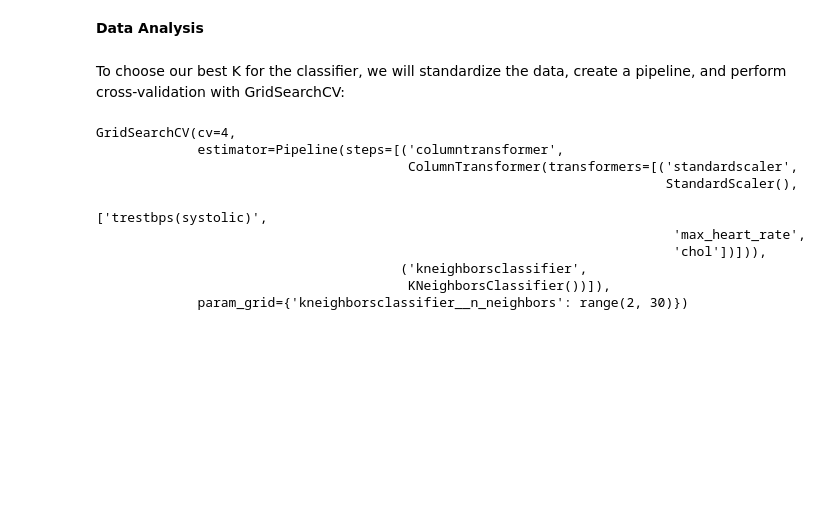
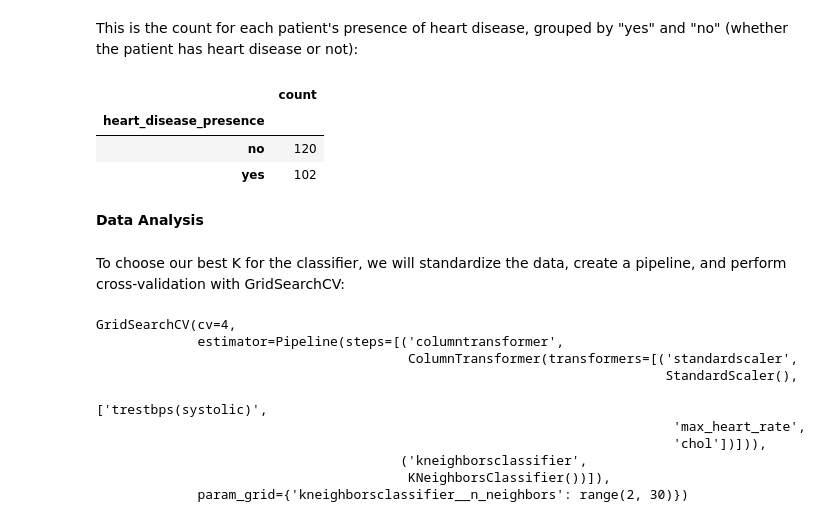
Before and after one commit to cathyleii/AmazingAnts2, a Jupyter notebook: GroupReport.ipynb, the cells around one changed output. Cells and saved outputs as stored; diff of their text form; code cells hidden in the pictures; blank space fills up the shorter version.

Commit message:
added counts for "yes" and "no"

```diff
--- a/GroupReport.ipynb
+++ b/GroupReport.ipynb
@@ -324,6 +324,17 @@ restbps_vs_max_htrt = (
 restbps_vs_max_htrt
 # %% [output]
 [interactive output not drawn]
+# %% [markdown]
+This is the count for each patient's presence of heart disease, grouped by "yes" and "no" (whether the patient has heart disease or not):
+# %%
+explore_hd_general_grouped = (hd_general_train.groupby('heart_disease_presence').count())
+explore_hd_general = explore_hd_general_grouped[["age"]].rename(columns={"age":"count"})
+explore_hd_general
+# %% [output]
+|  | count |
+| heart_disease_presence |  |
+| no | 120 |
+| yes | 102 |
 # %% [markdown]
 **Data Analysis**
 # %% [markdown]
```
Also changed, not shown: parts of 1 cell of this notebook.
